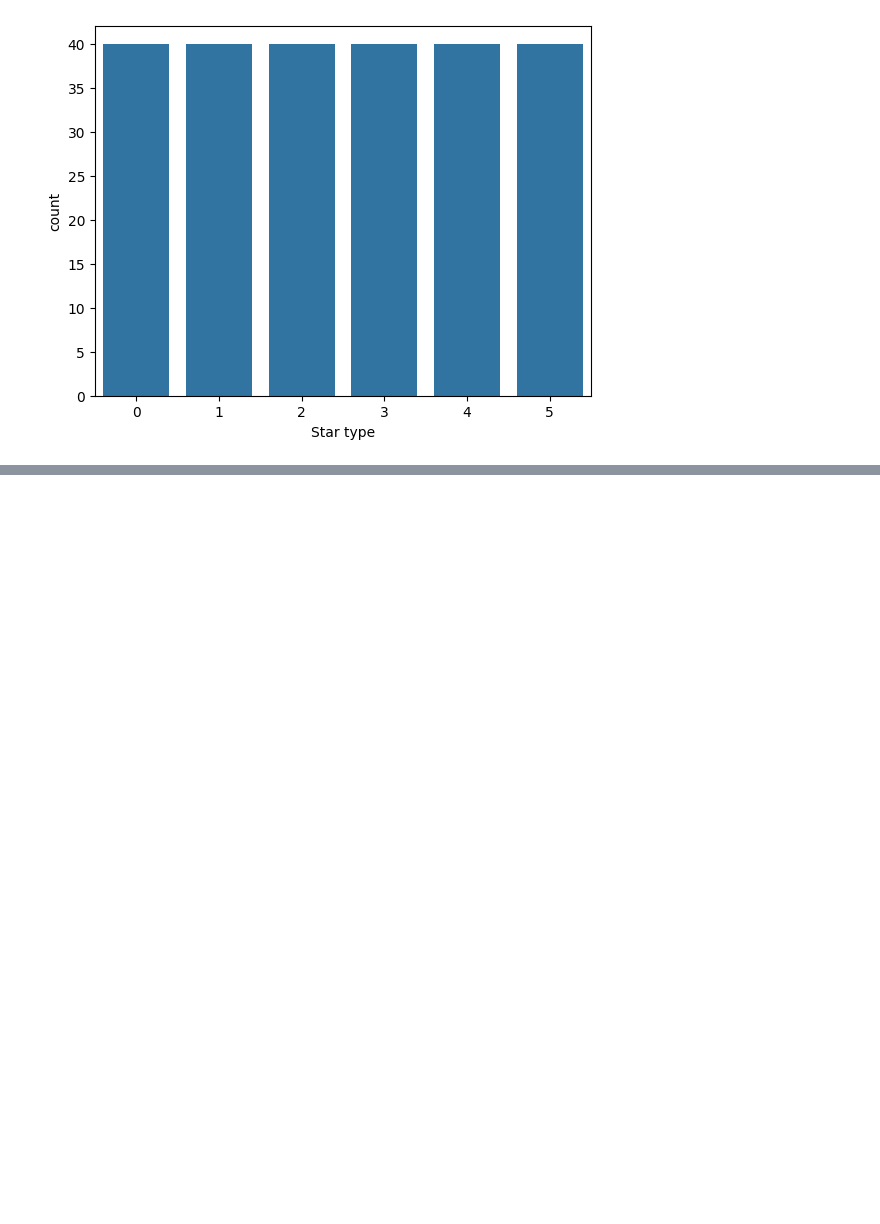
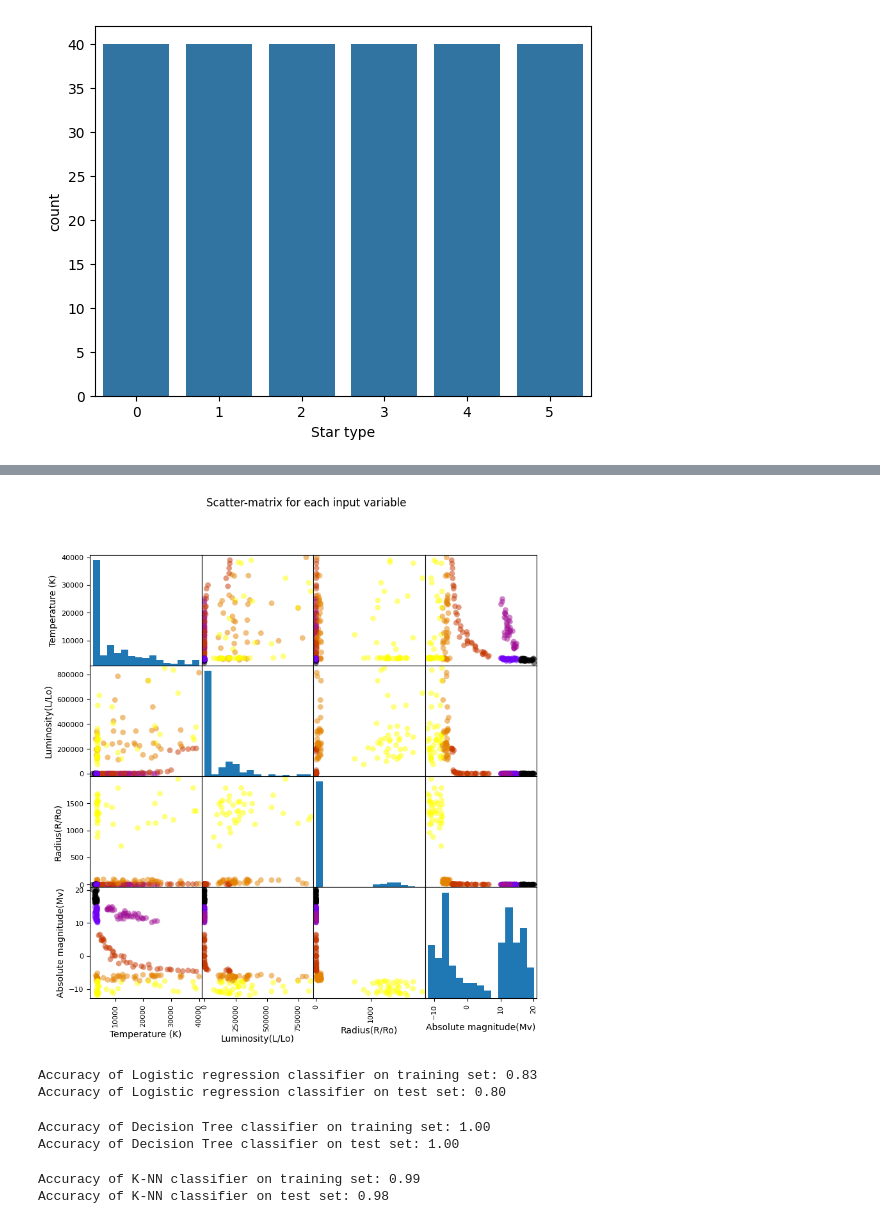
Before and after one commit to JoakinAD/star_type_classification, a Jupyter notebook: star_classifier.ipynb, the cells around one changed output, grey strips where cells are left out. Drawn from its saved outputs; the diff is of its cells as text; code cells hidden in the pictures; blank space fills up the shorter version.

```diff
--- a/star_classifier.ipynb
+++ b/star_classifier.ipynb
@@ -38,0 +50,11 @@ plt.show()
+# %%
+from pandas.plotting import scatter_matrix
+feature_names = ['Temperature (K)', 'Luminosity(L/Lo)', 'Radius(R/Ro)', 'Absolute magnitude(Mv)']
+X = stars[feature_names]
+y = stars['Star type']
+cmap = plt.colormaps.get_cmap('gnuplot')
+scatter = pd.plotting.scatter_matrix(X, c = y, marker = 'o', s=40, hist_kwds={'bins':15}, figsize=(9,9), cmap = cmap)
+plt.suptitle('Scatter-matrix for each input variable')
+plt.savefig('stars_scatter_matrix')
+# %% [output]
+[figure, added]
@@ -38,0 +68,32 @@ plt.show()
+# %%
+from sklearn.linear_model import LogisticRegression
+logreg = LogisticRegression()
+logreg.fit(X_train, y_train)
+print('Accuracy of Logistic regression classifier on training set: {:.2f}'
+     .format(logreg.score(X_train, y_train)))
+print('Accuracy of Logistic regression classifier on test set: {:.2f}'
+     .format(logreg.score(X_test, y_test)))
+# %% [output]
+Accuracy of Logistic regression classifier on training set: 0.83
+Accuracy of Logistic regression classifier on test set: 0.80
+# %%
+from sklearn.tree import DecisionTreeClassifier
+clf = DecisionTreeClassifier().fit(X_train, y_train)
+print('Accuracy of Decision Tree classifier on training set: {:.2f}'
+     .format(clf.score(X_train, y_train)))
+print('Accuracy of Decision Tree classifier on test set: {:.2f}'
+     .format(clf.score(X_test, y_test)))
+# %% [output]
+Accuracy of Decision Tree classifier on training set: 1.00
+Accuracy of Decision Tree classifier on test set: 1.00
+# %%
+from sklearn.neighbors import KNeighborsClassifier
+knn = KNeighborsClassifier()
+knn.fit(X_train, y_train)
+print('Accuracy of K-NN classifier on training set: {:.2f}'
+     .format(knn.score(X_train, y_train)))
+print('Accuracy of K-NN classifier on test set: {:.2f}'
+     .format(knn.score(X_test, y_test)))
+# %% [output]
+Accuracy of K-NN classifier on training set: 0.99
+Accuracy of K-NN classifier on test set: 0.98
```
Also changed, not shown: parts of 20 cells of this notebook.
